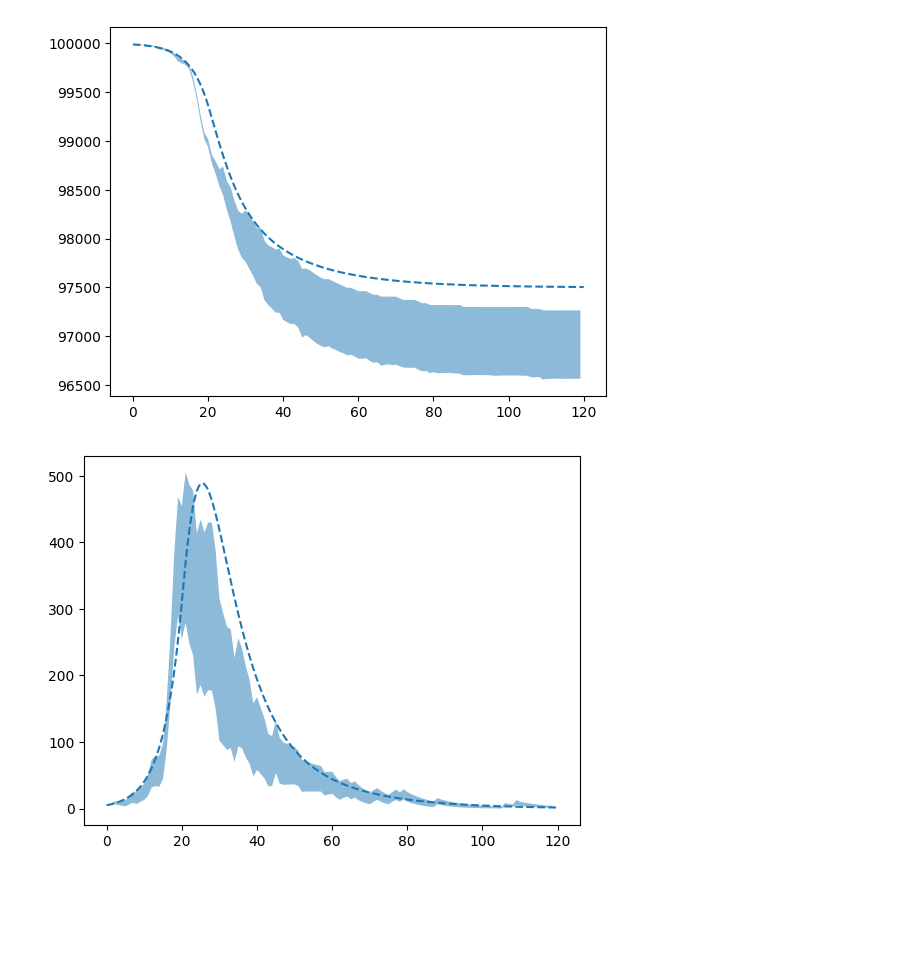
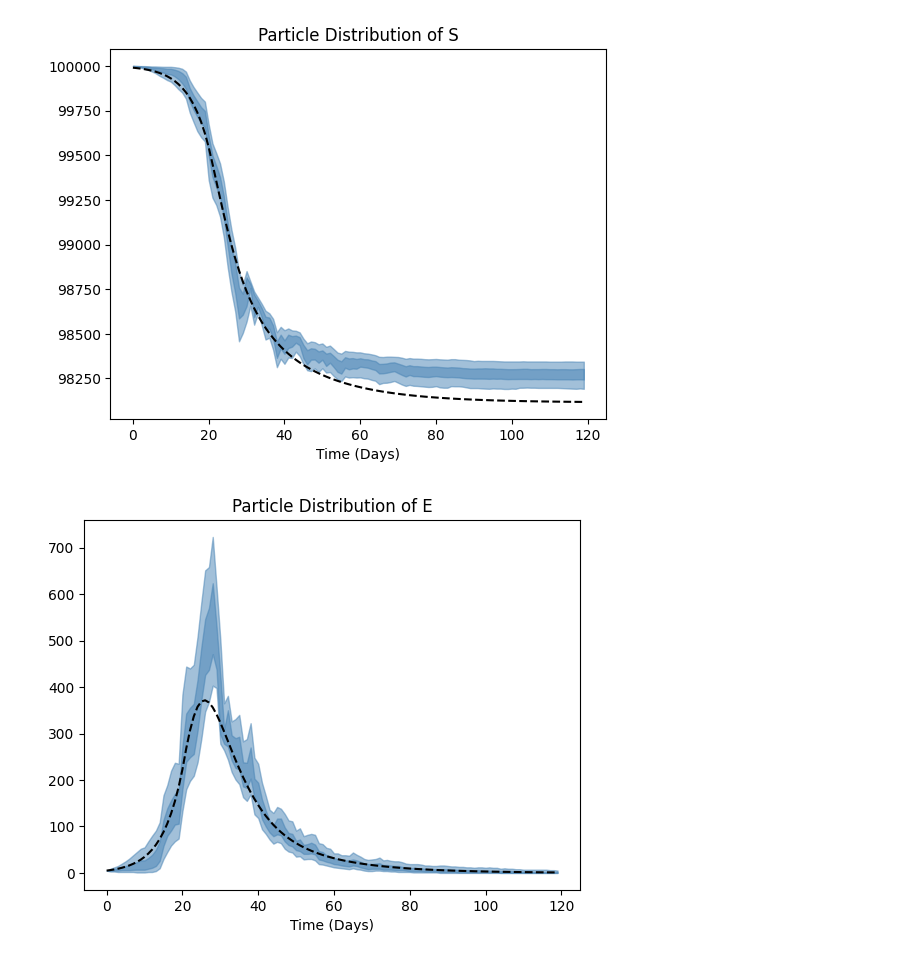
Before and after one commit to Averydx/PMCMC, a Jupyter notebook: pmcmc_sir.ipynb, the cells around one changed output. Saved outputs shown, nothing was run; the diff lists cells and outputs as text; code cells hidden in the pictures; blank space fills up the shorter version.

```diff
--- a/pmcmc_sir.ipynb
+++ b/pmcmc_sir.ipynb
@@ -80,11 +80,16 @@ plt.plot(t_vec,state.T)
 # %%
-n = 5
+n = 100
 sigma = 0.1
 
-data = rng.negative_binomial(p = n/(state[4,::int(1/dt)] + n),n = n)
+data = rng.poisson(state[2,::int(1/dt)])
+# data = np.sum(data, axis = 0)
+
+#data = np.concatenate(([0],np.diff(state[4,::int(1/dt)])))
+
+#data = rng.negative_binomial(p = n/(state[4,::int(1/dt)] + n),n = n)
 #data = np.exp(rng.normal(np.log(state[4,::int(1/dt)]),sigma))
 plt.title('Plot of SEIR Model')
 plt.xlabel('Time (Days)')
-plt.plot(t_vec[::int(1/dt)],data)
+plt.plot(data)
 # %% [output]
 [<matplotlib.lines.Line2D at 0x...>]
@@ -92,9 +97,12 @@ plt.plot(t_vec[::int(1/dt)],data)
 # %%
-particles, weights,likelihood = filter(data = data,
+
+#(0.06547914,0.28245005)
+#(1/14 = 0.07,1/7 = 0.14)
+particles, particle_observations,weights,likelihood = filter(data = data,
                               theta= (gamma,eta),
                               rng = rng,
                               num_particles = 1000,
-                              dt = 0.1,
+                              dt = 1.,
                               model = SEIR_model,
                               observation=SEIR_Obs,
                               model_dim = 5,
@@ -122,9 +140,9 @@ plt.plot(np.average(particles[:,4,:],weights = weights,axis = 0))
 # %%
-pmcmc_rng = np.random.default_rng(10)
+pmcmc_rng = np.random.default_rng(0)
 
 iterations = 10_000
 
-num_particles = 1000
+num_particles = 10000
 
 @nb.njit
 def uniform_numba_logpdf(theta,min_val,max_val):
@@ -136,14 +154,13 @@ def uniform_numba_logpdf(theta,min_val,max_val):
 
 
 def prior(theta):
-    return beta.logpdf(theta[0],a = 2.,b = 10.) + beta.logpdf(theta[1],a = 2.,b = 10.) #+ uniform_numba_logpdf(theta[2],0.,1000.)
-
-theta, LL, pf_means = PMCMC(iterations=iterations,
+    return uniform_numba_logpdf(theta[0],min_val= 1/28.,max_val= 1/7) + uniform_numba_logpdf(theta[1],min_val = 1/15.,max_val = 1/3)
+theta, LL, MLE_Distribution = PMCMC(iterations=iterations,
                   num_particles=num_particles,
-                  init_theta=np.array([0.1,0.2]),
+                  init_theta=np.array([rng.uniform(1/28,1/7),rng.uniform(1/15,1/3)]),
                   data = data,
                   rng = pmcmc_rng,
-                  dt = 0.1,
+                  dt = 1.,
                   prior = prior,
                   model = SEIR_model,
                   observation = SEIR_Obs,
@@ -195,9 +221,13 @@ plt.show()
 # %%
-
+Labels = ['S','E','I','R']
 for i in range(4):
-    plt.plot(t_vec,state[i,:].T,'--')
-    plt.fill_between(t_vec[::int(1/dt)],np.percentile(pf_means[i,:,:],25,axis = 1),np.percentile(pf_means[i,:,:],75,axis = 1),alpha = 0.5)
+    plt.title(f"Particle Distribution of {Labels[i]}")
+    plt.xlabel('Time (Days)')
+    plt.plot(t_vec,state[i,:].T,'--',color = 'black')
+    #plt.plot(t_vec[::int(1/dt)],[i,:,MLE])
+    plt.fill_between(t_vec[::int(1/dt)],np.percentile(MLE_Distribution[:,i,:].T,5,axis = 1),np.percentile(MLE_Distribution[:,i,:].T,95,axis = 1),alpha = 0.5,color = 'steelblue')
+    plt.fill_between(t_vec[::int(1/dt)],np.percentile(MLE_Distribution[:,i,:].T,25,axis = 1),np.percentile(MLE_Distribution[:,i,:].T,75,axis = 1),alpha = 0.5,color = 'steelblue')
     plt.show()
 # %% [output]
-[figure, old version]
+[figure, new version]
-[figure, old version]
+[figure, new version]
```
Also changed, not shown: parts of 9 cells of this notebook, 4 other files.
